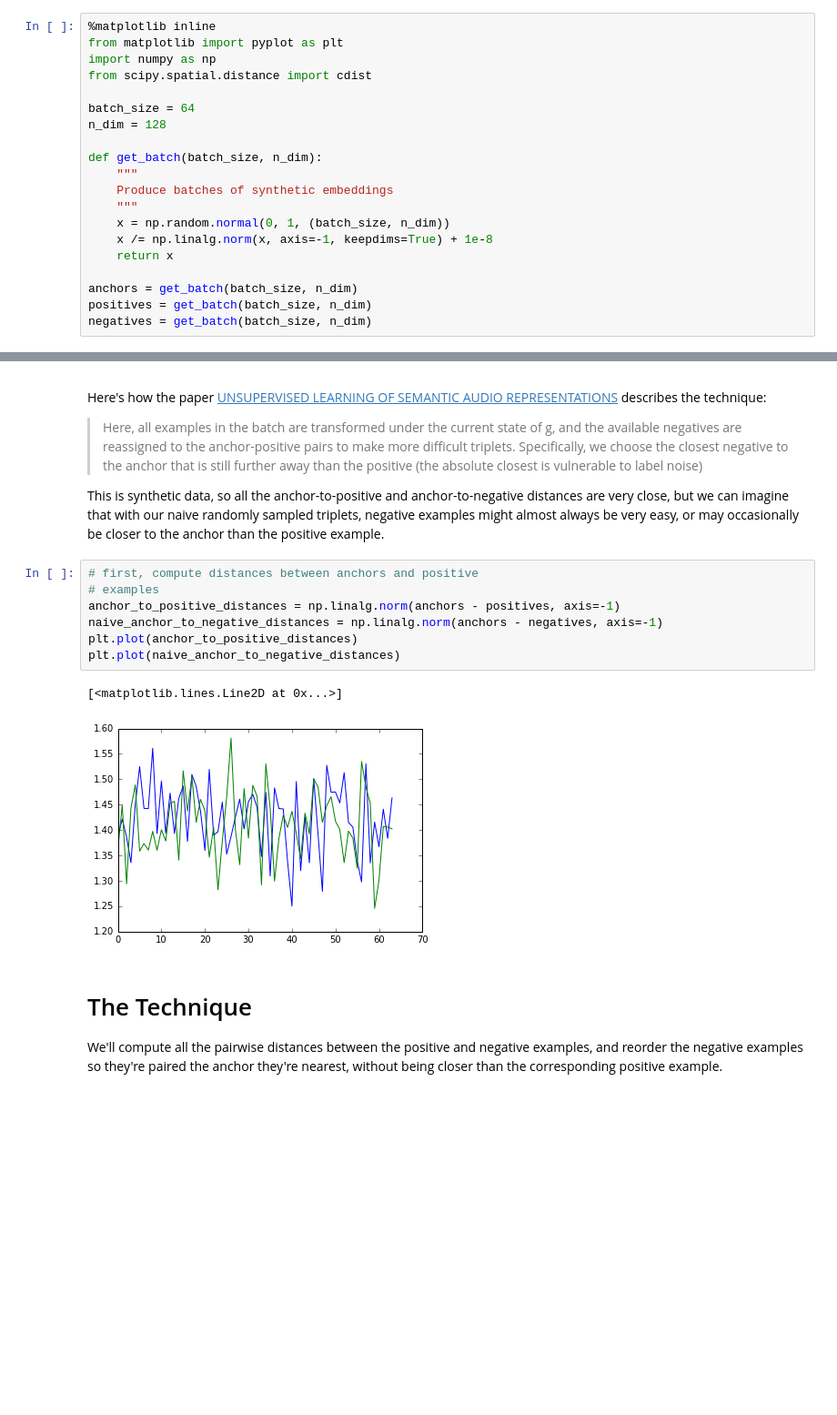
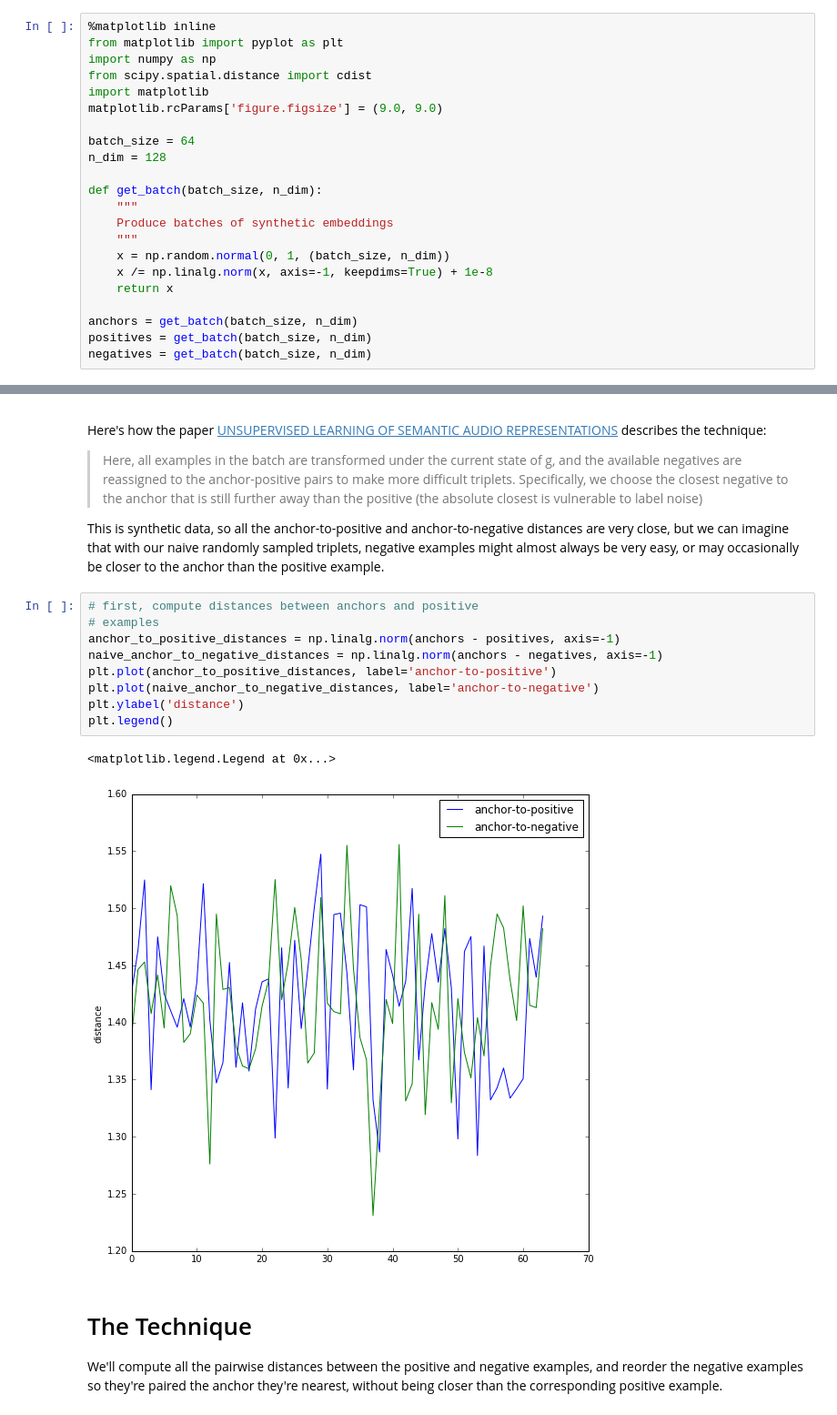
Before and after one commit to JohnVinyard/experiments, a Jupyter notebook: unsupervised-semantic-audio-embeddings/within-batch-semi-hard-negative-mining.ipynb, the cells around one changed output, grey strips where cells are left out. Shown: that part at 91% size. Cells and saved outputs as stored; diff of their text form; blank space fills up the shorter version.

Commit message:
Update hard negative mining notebook

```diff
--- a/unsupervised-semantic-audio-embeddings/within-batch-semi-hard-negative-mining.ipynb
+++ b/unsupervised-semantic-audio-embeddings/within-batch-semi-hard-negative-mining.ipynb
@@ -7,6 +7,8 @@ In this notebook, we'll get a quick feel for negative mining, the process by whi
 from matplotlib import pyplot as plt
 import numpy as np
 from scipy.spatial.distance import cdist
+import matplotlib
+matplotlib.rcParams['figure.figsize'] = (9.0, 9.0)
 
 batch_size = 64
 n_dim = 128
@@ -37,13 +39,15 @@ This is synthetic data, so all the anchor-to-positive and anchor-to-negative dis
 # %%
 # first, compute distances between anchors and positive
 # examples
 anchor_to_positive_distances = np.linalg.norm(anchors - positives, axis=-1)
 naive_anchor_to_negative_distances = np.linalg.norm(anchors - negatives, axis=-1)
-plt.plot(anchor_to_positive_distances)
-plt.plot(naive_anchor_to_negative_distances)
+plt.plot(anchor_to_positive_distances, label='anchor-to-positive')
+plt.plot(naive_anchor_to_negative_distances, label='anchor-to-negative')
+plt.ylabel('distance')
+plt.legend()
 # %% [output]
-[<matplotlib.lines.Line2D at 0x...>]
+<matplotlib.legend.Legend at 0x...>
-[figure, old version]
+[figure, new version]
 # %% [markdown]
 # The Technique
 
```
Also changed, not shown: parts of 2 cells of this notebook, 1 other file.
